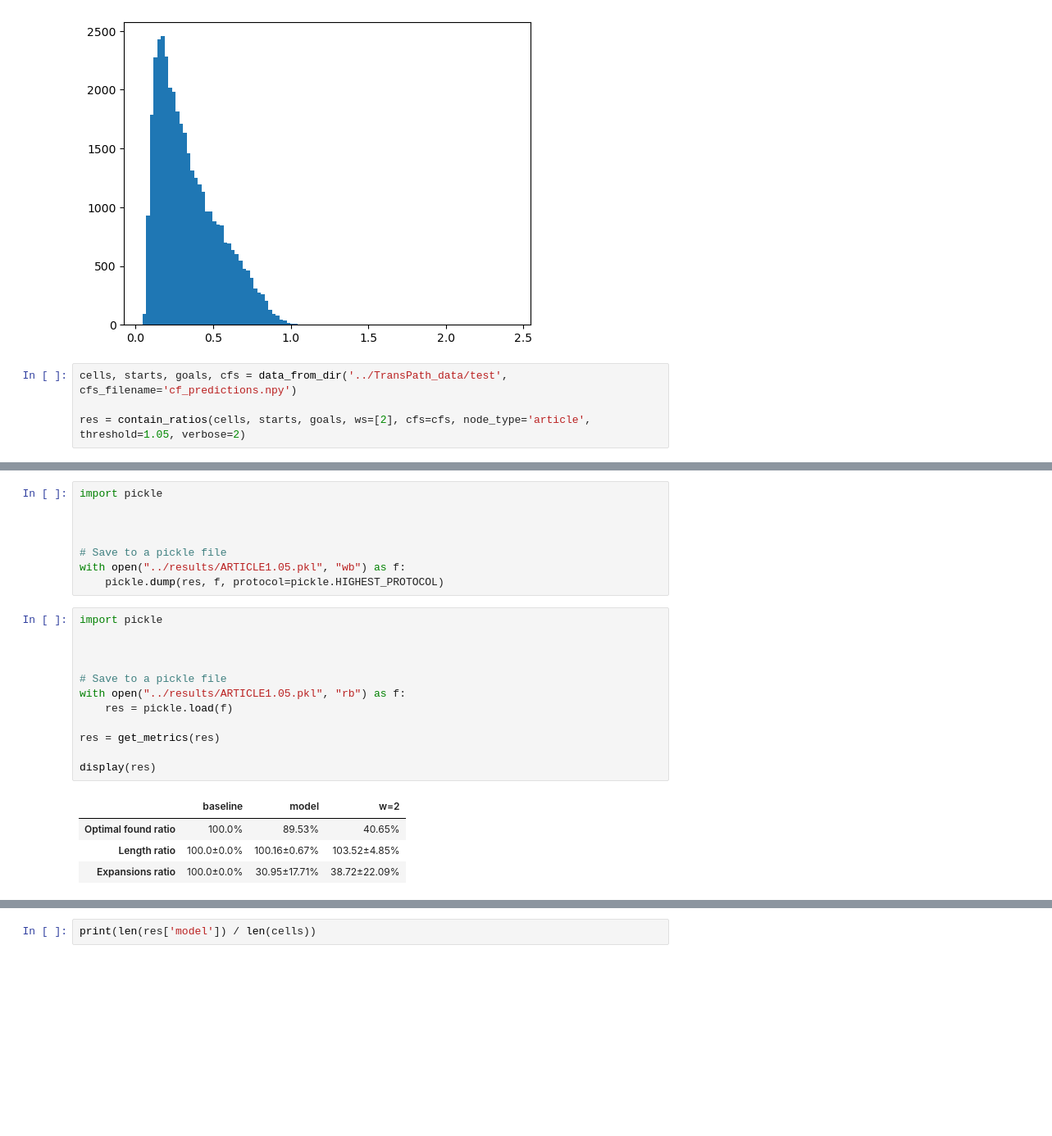
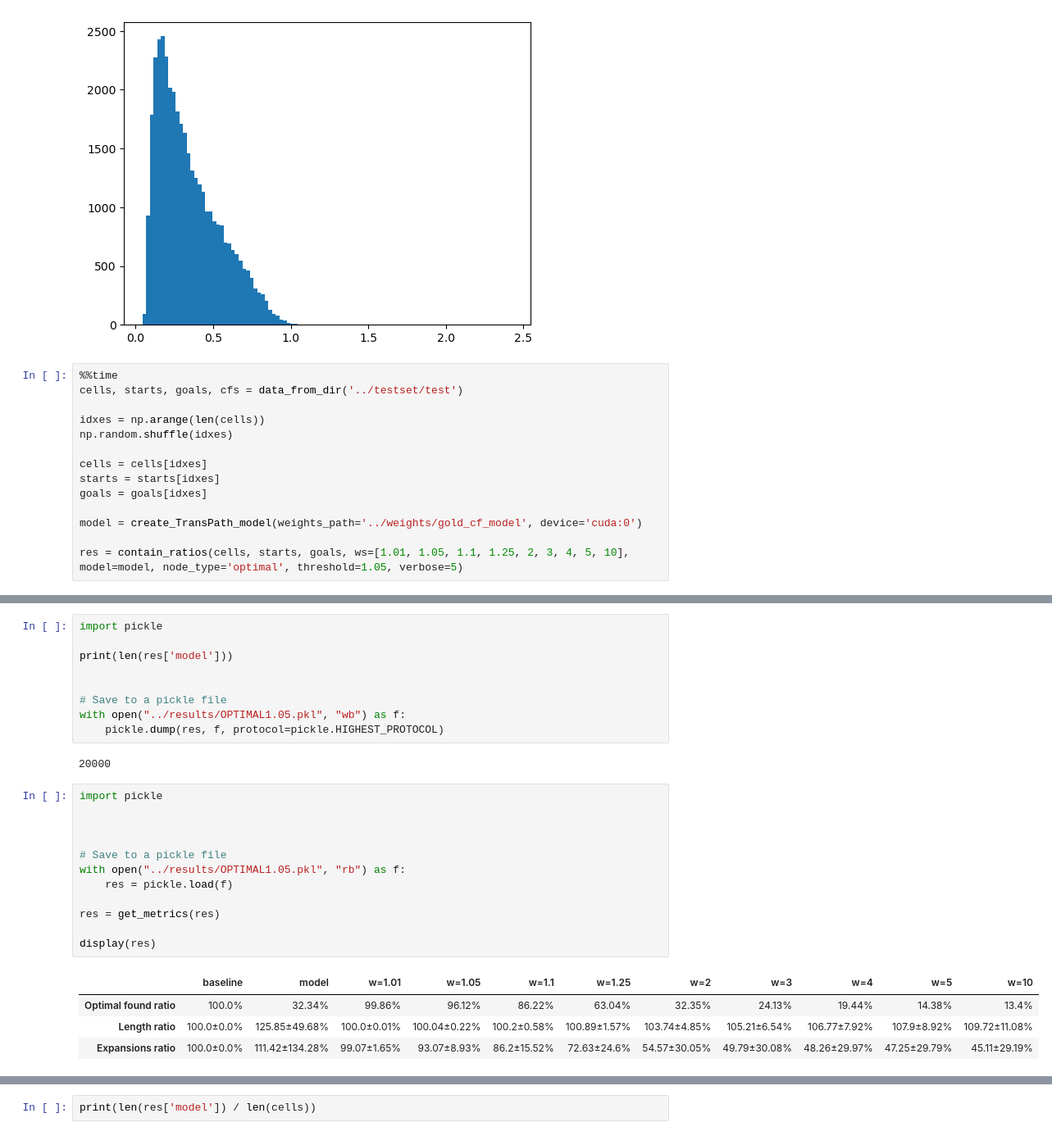
Before and after one commit to DrozdovDan/TransPath_Adaptation, a Jupyter notebook: analysis/testing.ipynb, the cells around one changed output, grey strips where cells are left out. Shown at 82% size. Saved outputs shown, nothing was run; the diff lists cells and outputs as text; blank space fills up the shorter version.

```diff
--- a/analysis/testing.ipynb
+++ b/analysis/testing.ipynb
@@ -106,7 +120,17 @@ plt.show()
 [figure]
 [figure]
 # %%
-cells, starts, goals, cfs = data_from_dir('../TransPath_data/test', cfs_filename='cf_predictions.npy')
+%%time
+cells, starts, goals, cfs = data_from_dir('../testset/test')
 
-res = contain_ratios(cells, starts, goals, ws=[2], cfs=cfs, node_type='article', threshold=1.05, verbose=2)
+idxes = np.arange(len(cells))
+np.random.shuffle(idxes)
+
+cells = cells[idxes]
+starts = starts[idxes]
+goals = goals[idxes]
+
+model = create_TransPath_model(weights_path='../weights/gold_cf_model', device='cuda:0')
+
+res = contain_ratios(cells, starts, goals, ws=[1.01, 1.05, 1.1, 1.25, 2, 3, 4, 5, 10], model=model, node_type='optimal', threshold=1.05, verbose=5)
 # %% [output]
@@ -128,28 +158,31 @@ During the search was discovered 0 non-existent paths
 # %%
 import pickle
 
+print(len(res['model']))
 
 
 # Save to a pickle file
-with open("../results/ARTICLE1.05.pkl", "wb") as f:
+with open("../results/OPTIMAL1.05.pkl", "wb") as f:
     pickle.dump(res, f, protocol=pickle.HIGHEST_PROTOCOL)
+# %% [output]
+20000
 # %%
 import pickle
 
 
 
 # Save to a pickle file
-with open("../results/ARTICLE1.05.pkl", "rb") as f:
+with open("../results/OPTIMAL1.05.pkl", "rb") as f:
     res = pickle.load(f)
 
 res = get_metrics(res)
 
 display(res)
 # %% [output]
-|  | baseline | model | w=2 |
-| Optimal found ratio | 100.0% | 89.53% | 40.65% |
-| Length ratio | 100.0±0.0% | 100.16±0.67% | 103.52±4.85% |
-| Expansions ratio | 100.0±0.0% | 30.95±17.71% | 38.72±22.09% |
+|  | baseline | model | w=1.01 | w=1.05 | w=1.1 | w=1.25 | w=2 | w=3 | w=4 | w=5 | w=10 |
+| Optimal found ratio | 100.0% | 32.34% | 99.86% | 96.12% | 86.22% | 63.04% | 32.35% | 24.13% | 19.44% | 14.38% | 13.4% |
+| Length ratio | 100.0±0.0% | 125.85±49.68% | 100.0±0.01% | 100.04±0.22% | 100.2±0.58% | 100.89±1.57% | 103.74±4.85% | 105.21±6.54% | 106.77±7.92% | 107.9±8.92% | 109.72±11.08% |
+| Expansions ratio | 100.0±0.0% | 111.42±134.28% | 99.07±1.65% | 93.07±8.93% | 86.2±15.52% | 72.63±24.6% | 54.57±30.05% | 49.79±30.08% | 48.26±29.97% | 47.25±29.79% | 45.11±29.19% |
 # %%
 print('OPTIMAL TIE BREAK+1.05 FILTER:')
 print(f'Model expanded nodes num = {np.mean(res['model']['expanded_nodes_num'])}±{np.std(res['model']['expanded_nodes_num'])}')
```
Also changed, not shown: parts of 3 cells of this notebook, 6 other files.
